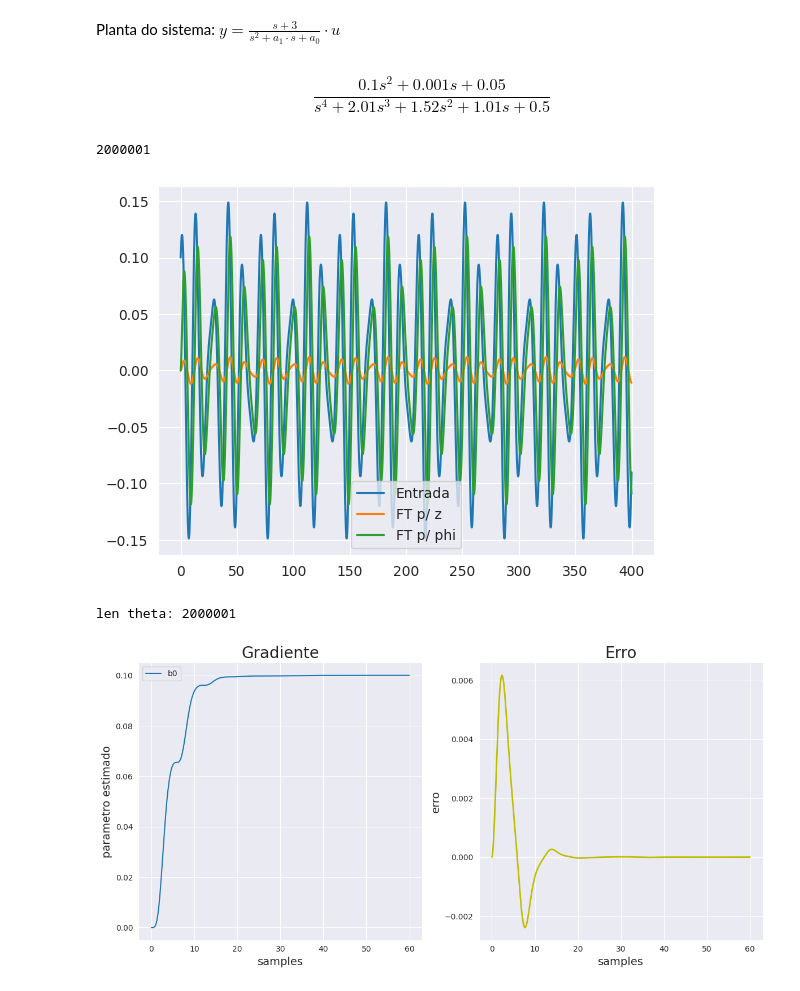
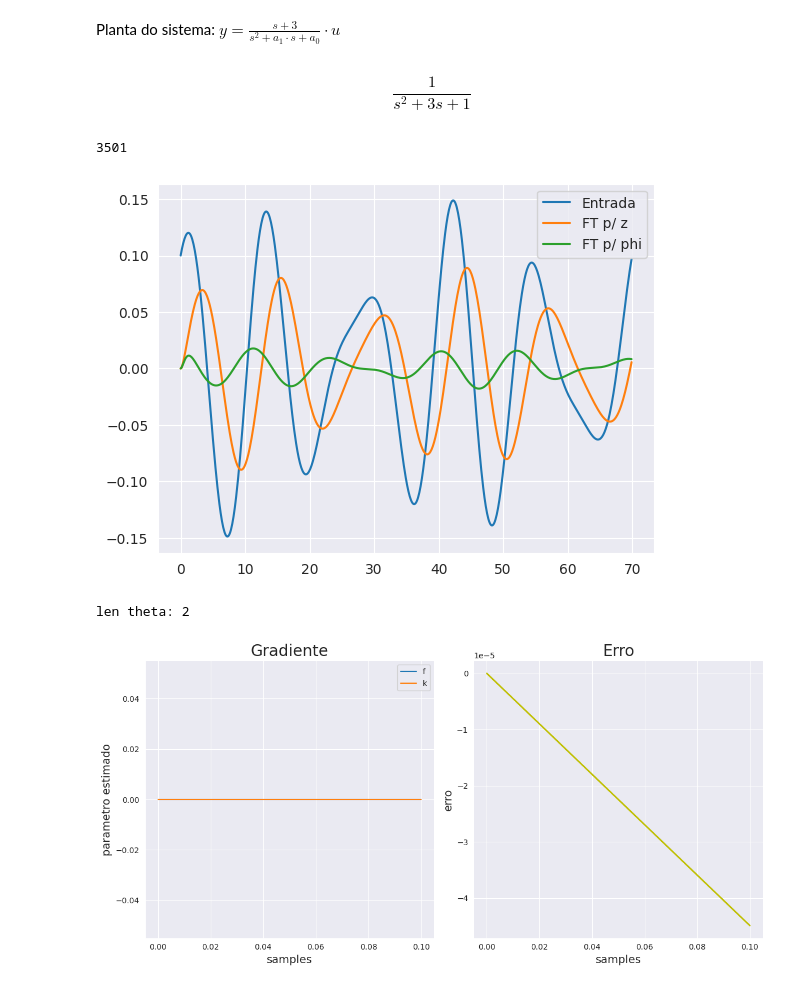
Before and after one commit to SKaiquelima/advanced-control, a Jupyter notebook: execs/exec2/exec2_2.ipynb, the cells around one changed output. Saved outputs shown, nothing was run; the diff lists cells and outputs as text; code cells hidden in the pictures.

```diff
--- a/execs/exec2/exec2_2.ipynb
+++ b/execs/exec2/exec2_2.ipynb
@@ -27,48 +17,50 @@ a0 = k/M
-# %%
-# Definição das funções de transferência do sistema
-s = matlab.tf('s')
-
-# estimar z
-ftx = s**2 + a1 * s + a0
-# estimar phi
-ftx1 = 1
-
-# normalização
-lb = s**2 + 2*s + 1
-ftx /= lb
-ftx1 /= lb
-
-# ?
-ftx = ftx * b0 / (s**2 + a1 * s + a0)
-
-ftx
-# %% [output]
-$$\frac{0.1 s^2 + 0.001 s + 0.05}{s^4 + 2.01 s^3 + 1.52 s^2 + 1.01 s + 0.5}$$
+# %%
+# Parametros
+a1 = 3
+a0 = 1
+b0 = 1
+# %%
+# Definição das funções de transferência do sistema
+s = matlab.tf('s')
+
+ftx = b0 / (s**2 + a1 * s + a0)
+
+ftx1 = s**2/(s**2 + 2*s+1)*ftx
+ftx2 = b0/(s**2+2*s+1)
+ftx3 = -s/(s**2+2*s+1)*ftx
+ftx4 = -1/(s**2+2*s+1)*ftx
+
+ftx
+# %% [output]
+$$\frac{1}{s^2 + 3 s + 1}$$
 # %%
 # Parâmetros de simulação
-N = 2000
-dt = 0.001  # Taxa de amostragem
+N = 350
+dt = 0.1  # Taxa de amostragem
 T = np.arange(0, N + dt, dt)
 u = 0.1*np.cos(np.pi*T/7) + 0.05*np.sin(np.pi*T/5) # entrada
 
 len(T)
 # %% [output]
-2000001
+3501
 # %%
 # Simulação dos modelos
-z, T, _  = matlab.lsim(ftx, u, T)
-phi, T, _ = matlab.lsim(ftx1, u, T)
+Y, T, _  = matlab.lsim(ftx, u, T)
+Y1, T, _ = matlab.lsim(ftx1, u, T)
+Y2, T, _ = matlab.lsim(ftx2, u, T)
+Y3, T, _ = matlab.lsim(ftx3, u, T)
+Y4, T, _ = matlab.lsim(ftx4, u, T)
 
 
 # Plotagem dos resultados juntos
 corte = 0.2*(len(T) - 1) # facilitar visualização
 corte = int(np.ceil(corte))
 plt.plot(T[:corte], u[:corte], label='Entrada')
-plt.plot(T[:corte], z[:corte], label='FT p/ z')
-plt.plot(T[:corte], phi[:corte], label='FT p/ phi')
+plt.plot(T[:corte], Y[:corte], label='FT p/ z')
+plt.plot(T[:corte], Y1[:corte], label='FT p/ phi')
 
 plt.legend()
 plt.show()
 # %% [output]
-[figure, old version]
+[figure, new version]
 # %%
@@ -93,12 +93,13 @@ for k in range(0, int(N/dt)):
 fig, axs = plt.subplots(1, 2, figsize=(12, 6))
 
 print(f'len theta: {len(theta)}')
-corte = int(np.ceil(0.03*len(theta)))
+corte = int(np.ceil(1*len(theta)))
 
 fontesize = 14
 titlesize = 20
 # Primeiro subplot (Gráfico dos parâmetros estimados)
-axs[0].plot(T[:corte], theta[:corte], label='b0')
+axs[0].plot(T[:corte], theta[0, :][:corte], label='f')
+axs[0].plot(T[:corte], theta[1, :][:corte], label='k')
 axs[0].legend()
 axs[0].set_xlabel('samples', fontsize=fontesize)
 axs[0].set_ylabel('parametro estimado', fontsize=fontesize)
@@ -117,5 +118,5 @@ plt.tight_layout()
 # Exiba os subplots lado a lado
 plt.show()
 # %% [output]
-len theta: 2000001
+len theta: 2
-[figure, old version]
+[figure, new version]
```
Also changed, not shown: parts of 3 cells of this notebook.
